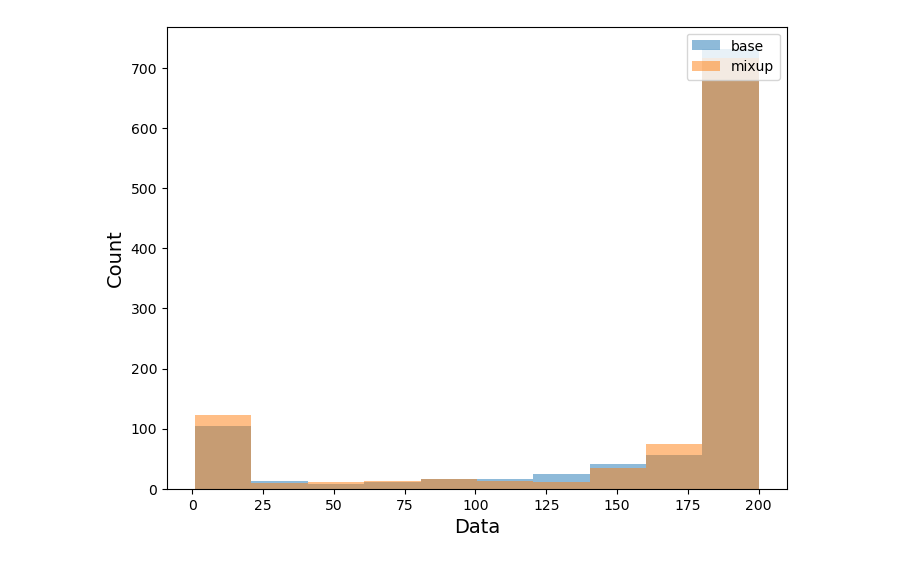
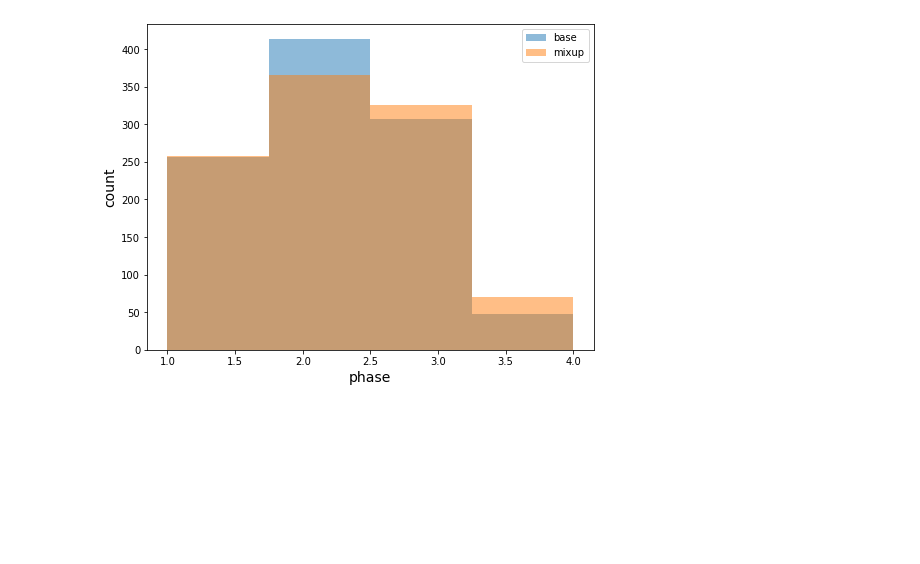
Before and after one commit to piotrhm/master-thesis, a Jupyter notebook: notebooks/19_11_2022_eh_results_c100.ipynb, the cells around one changed output. Cells and saved outputs as stored; diff of their text form; code cells hidden in the pictures; blank space fills up the shorter version.

```diff
--- a/notebooks/19_11_2022_eh_results_c100.ipynb
+++ b/notebooks/19_11_2022_eh_results_c100.ipynb
@@ -53,0 +6,3 @@ mixup_idx_oc_3 = func(df_mixup_oc_3)
+# %%
+df_mixup = pd.read_csv("../data/cifar_100_resnet_mixup_2023_04_21-02_10_03_PM.csv", header=None)
+df_base = pd.read_csv("../data/resnet18_cifar_100_2023_04_16-02_01_02_PM.csv", header=None)
@@ -54,2 +26,5 @@ mixup_idx_oc_3 = func(df_mixup_oc_3)
+# %%
+df_base_converted = func(df_base)
+df_mixup_converted = func(df_mixup)
 # %%
 plt.figure(figsize=(8,6))
@@ -65,11 +83,33 @@ plt.savefig("test_c100_2.png")
+# %%
+df_base_phases = []
+for i in df_base_converted:
+    if (i >= 0) and (i <= 100):
+        df_base_phases.append(1)
+    elif (i > 100) and (i <= 150):
+        df_base_phases.append(2)
+    elif (i > 150) and (i <= 225):
+        df_base_phases.append(3)
+    elif (i > 225) and (i < 300):
+        df_base_phases.append(4)
+
+df_mixup_phases = []
+for i in df_mixup_converted:
+    if (i >= 0) and (i <= 100):
+        df_mixup_phases.append(1)
+    elif (i > 100) and (i <= 150):
+        df_mixup_phases.append(2)
+    elif (i > 150) and (i <= 225):
+        df_mixup_phases.append(3)
+    elif (i > 225) and (i < 300):
+        df_mixup_phases.append(4)
 # %%
 plt.figure(figsize=(8,6))
-plt.hist(base_idx_oc_3, bins=10, alpha=0.5, label="base")
-plt.hist(mixup_idx_oc_3, bins=10, alpha=0.5, label="mixup")
+plt.hist(df_base_phases, bins=4, alpha=0.5, label="base")
+plt.hist(df_mixup_phases, bins=4, alpha=0.5, label="mixup")
 
-plt.xlabel("Data", size=14)
-plt.ylabel("Count", size=14)
+plt.xlabel("phase", size=14)
+plt.ylabel("count", size=14)
 plt.legend(loc='upper right')
-plt.savefig("test_c100_3.png")
+plt.savefig("cifar100-eh-ph.png")
 # %% [output]
-[figure, old version]
+[figure, new version]
```
Also changed, not shown: parts of 15 cells of this notebook, 17 other files.
